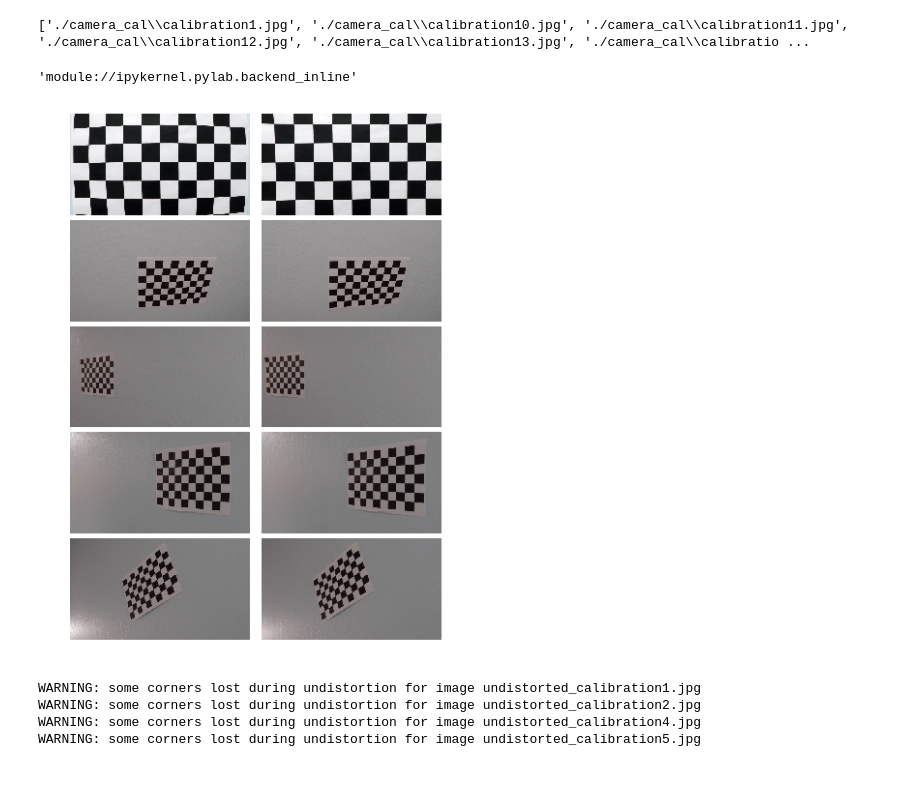
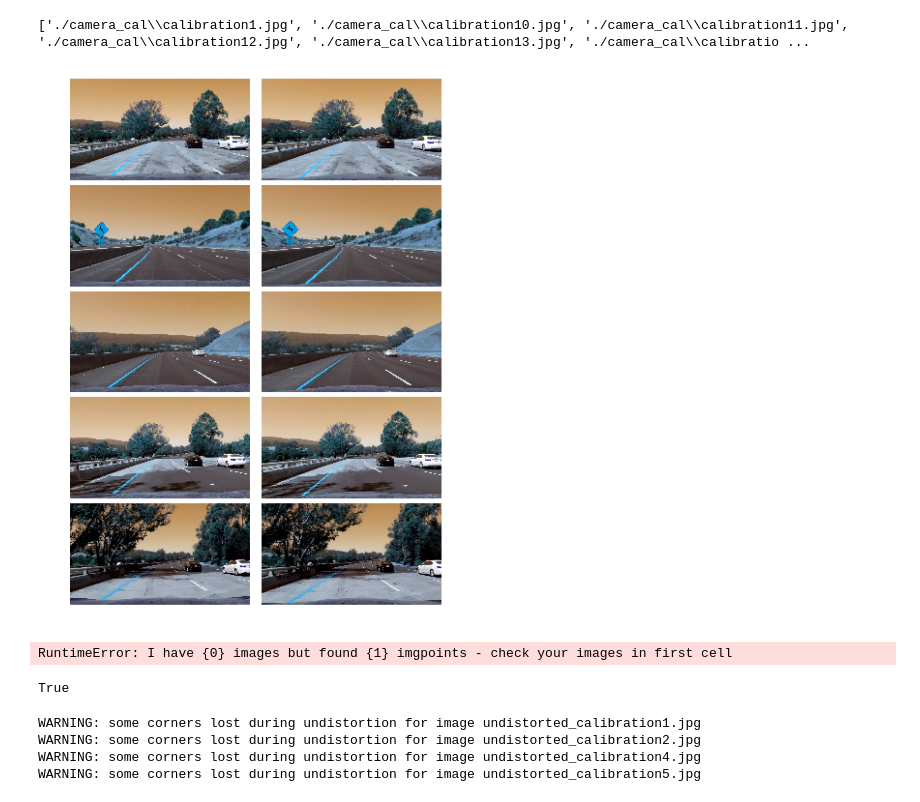
Before and after one commit to Gryton/carnd-advanced-lane-lines, a Jupyter notebook: project.ipynb, the cells around one changed output. Drawn from its saved outputs; the diff is of its cells as text; code cells hidden in the pictures.

```diff
--- a/project.ipynb
+++ b/project.ipynb
@@ -53,43 +53,40 @@ for fname in images:
 cv2.destroyAllWindows()
 # %% [output]
 ['./camera_cal\\calibration1.jpg', './camera_cal\\calibration10.jpg', './camera_cal\\calibration11.jpg', './camera_cal\\calibration12.jpg', './camera_cal\\calibration13.jpg', './camera_cal\\calibratio ...
-# %%
-plt.get_backend()
-# %% [output]
-'module://ipykernel.pylab.backend_inline'
 # %%
 import os
 import matplotlib.gridspec as gridspec
 ret, mtx, dist, rvecs, tvecs = cv2.calibrateCamera(objpoints, imgpoints, gray.shape[::-1], None, None)
 fig = plt.figure(figsize=(7,10))
 i=0
 gs1 = gridspec.GridSpec(5, 2)
 gs1.update(wspace=0.025, hspace=0.05)
 for fname in images:
     img = cv2.imread(fname)
     dst = cv2.undistort(img, mtx, dist, None, mtx)
     # plt.subplot()
     # cv2.imshow('img',dst)
     # cv2.waitKey(1000)
     if i < 10:
         plt.subplot(gs1[i])
         plt.imshow(img)
         plt.axis('off')
         plt.subplot(gs1[i+1])
         plt.imshow(dst)
         plt.axis('off')
         i+=2
 plt.savefig('./output_images/undistorted_subplot')
 plt.show()
+images = glob.glob('./test_images/test*.jpg')
 for fname in images:
    img = cv2.imread(fname)
    dst = cv2.undistort(img, mtx, dist, None, mtx)
    # print('./output_images/undistorted_{0}'.format(os.path.basename(fname)))
    cv2.imwrite('./output_images/undistorted_{0}'.format(os.path.basename(fname)),dst)
 
 cv2.destroyAllWindows()
 # %% [output]
-[figure, old version]
+[figure, new version]
 # %%
 if len(images) != len(imgpoints):
     raise RuntimeError("I have {0} images but found {1} imgpoints - check your images in first cell")
@@ -104,6 +101,15 @@ for i, fname in enumerate(images):
                       [img_size[0]-offset, img_size[1]-offset],
                       [offset, img_size[1]-offset]
                       ])
+# %% [output]
+RuntimeError: I have {0} images but found {1} imgpoints - check your images in first cell
+# %%
+undistorted = cv2.imread('./output_images/undistorted_test6.jpg')
+distorted = cv2.imread('./test_images/test6.jpg')
+diff = cv2.absdiff(undistorted, distorted)
+cv2.imwrite('./output_images/distorted_diff.jpg', diff)
+# %% [output]
+True
 # %%
 undistorted_images = glob.glob('./output_images/undistorted_calibration*.jpg')
 offset = 100
```
Also changed, not shown: parts of 23 cells of this notebook.
